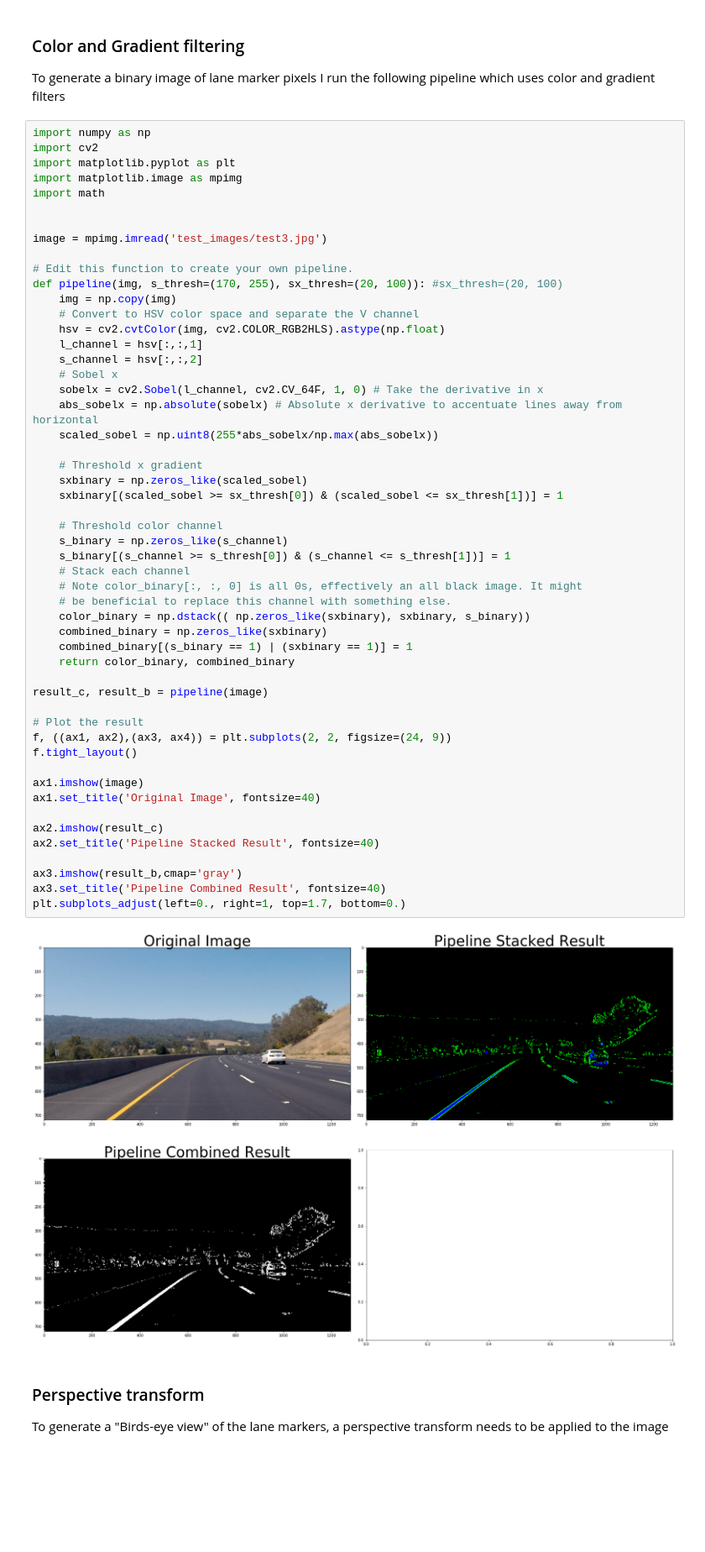
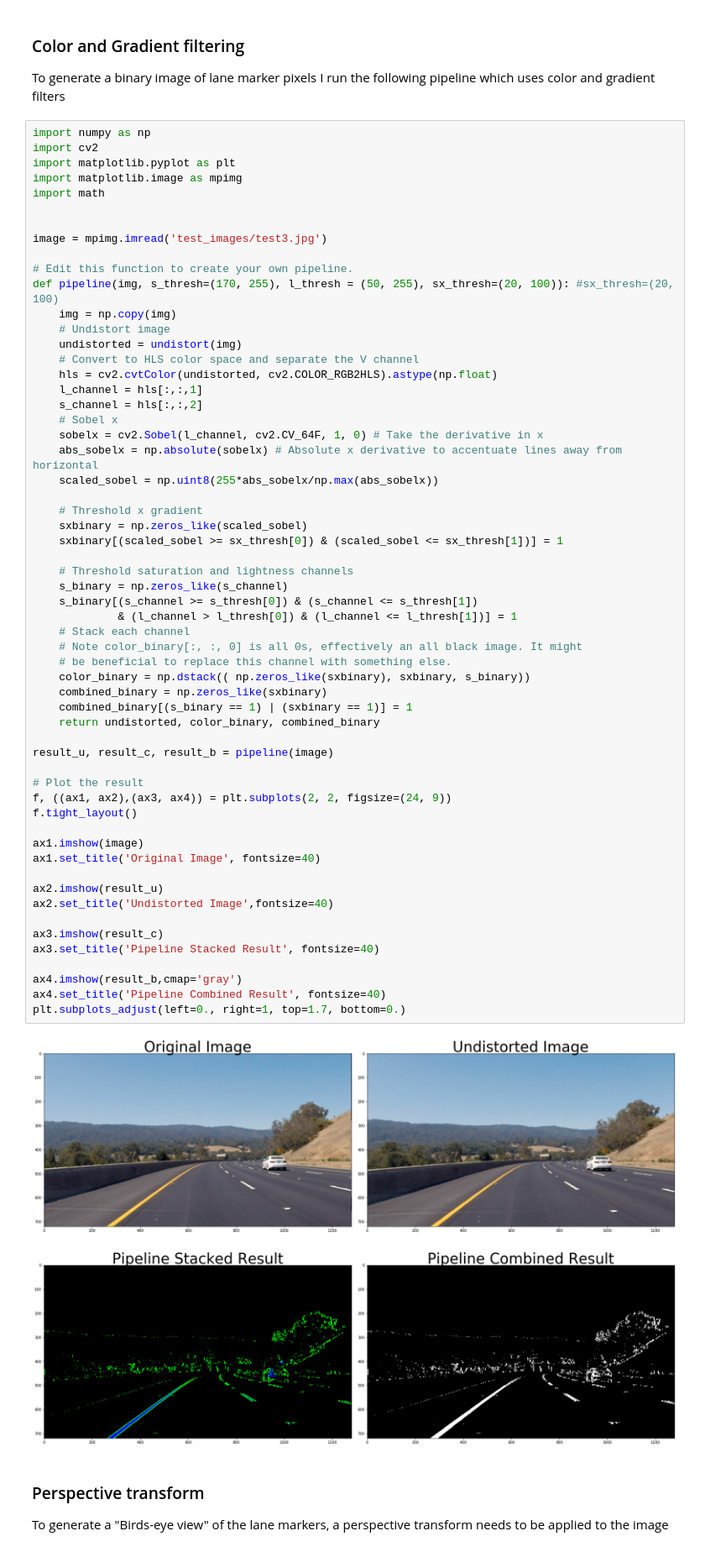
Before and after one commit to kejarowe/advanced_lane_lines, a Jupyter notebook: advanced_lane_lines.ipynb, the cells around one changed output. Shown at 84% size. Drawn from its saved outputs; the diff is of its cells as text; blank space fills up the shorter version.

Commit message:
updated pipeline per reviewer's suggestions

```diff
--- a/advanced_lane_lines.ipynb
+++ b/advanced_lane_lines.ipynb
@@ -115,49 +114,55 @@ import math
 image = mpimg.imread('test_images/test3.jpg')
 
 # Edit this function to create your own pipeline.
-def pipeline(img, s_thresh=(170, 255), sx_thresh=(20, 100)): #sx_thresh=(20, 100)
+def pipeline(img, s_thresh=(170, 255), l_thresh = (50, 255), sx_thresh=(20, 100)): #sx_thresh=(20, 100)
     img = np.copy(img)
-    # Convert to HSV color space and separate the V channel
-    hsv = cv2.cvtColor(img, cv2.COLOR_RGB2HLS).astype(np.float)
-    l_channel = hsv[:,:,1]
-    s_channel = hsv[:,:,2]
+    # Undistort image
+    undistorted = undistort(img)
+    # Convert to HLS color space and separate the V channel
+    hls = cv2.cvtColor(undistorted, cv2.COLOR_RGB2HLS).astype(np.float)
+    l_channel = hls[:,:,1]
+    s_channel = hls[:,:,2]
     # Sobel x
     sobelx = cv2.Sobel(l_channel, cv2.CV_64F, 1, 0) # Take the derivative in x
     abs_sobelx = np.absolute(sobelx) # Absolute x derivative to accentuate lines away from horizontal
     scaled_sobel = np.uint8(255*abs_sobelx/np.max(abs_sobelx))
 
     # Threshold x gradient
     sxbinary = np.zeros_like(scaled_sobel)
     sxbinary[(scaled_sobel >= sx_thresh[0]) & (scaled_sobel <= sx_thresh[1])] = 1
 
-    # Threshold color channel
+    # Threshold saturation and lightness channels
     s_binary = np.zeros_like(s_channel)
-    s_binary[(s_channel >= s_thresh[0]) & (s_channel <= s_thresh[1])] = 1
+    s_binary[(s_channel >= s_thresh[0]) & (s_channel <= s_thresh[1])
+             & (l_channel > l_thresh[0]) & (l_channel <= l_thresh[1])] = 1
     # Stack each channel
     # Note color_binary[:, :, 0] is all 0s, effectively an all black image. It might
     # be beneficial to replace this channel with something else.
     color_binary = np.dstack(( np.zeros_like(sxbinary), sxbinary, s_binary))
     combined_binary = np.zeros_like(sxbinary)
     combined_binary[(s_binary == 1) | (sxbinary == 1)] = 1
-    return color_binary, combined_binary
+    return undistorted, color_binary, combined_binary
 
-result_c, result_b = pipeline(image)
+result_u, result_c, result_b = pipeline(image)
 
 # Plot the result
 f, ((ax1, ax2),(ax3, ax4)) = plt.subplots(2, 2, figsize=(24, 9))
 f.tight_layout()
 
 ax1.imshow(image)
 ax1.set_title('Original Image', fontsize=40)
 
-ax2.imshow(result_c)
-ax2.set_title('Pipeline Stacked Result', fontsize=40)
+ax2.imshow(result_u)
+ax2.set_title('Undistorted Image',fontsize=40)
 
-ax3.imshow(result_b,cmap='gray')
-ax3.set_title('Pipeline Combined Result', fontsize=40)
+ax3.imshow(result_c)
+ax3.set_title('Pipeline Stacked Result', fontsize=40)
+
+ax4.imshow(result_b,cmap='gray')
+ax4.set_title('Pipeline Combined Result', fontsize=40)
 plt.subplots_adjust(left=0., right=1, top=1.7, bottom=0.)
 # %% [output]
-[figure, old version]
+[figure, new version]
 # %% [markdown]
 ### Perspective transform
 
```
Also changed, not shown: parts of 6 cells of this notebook, 1 other file.
